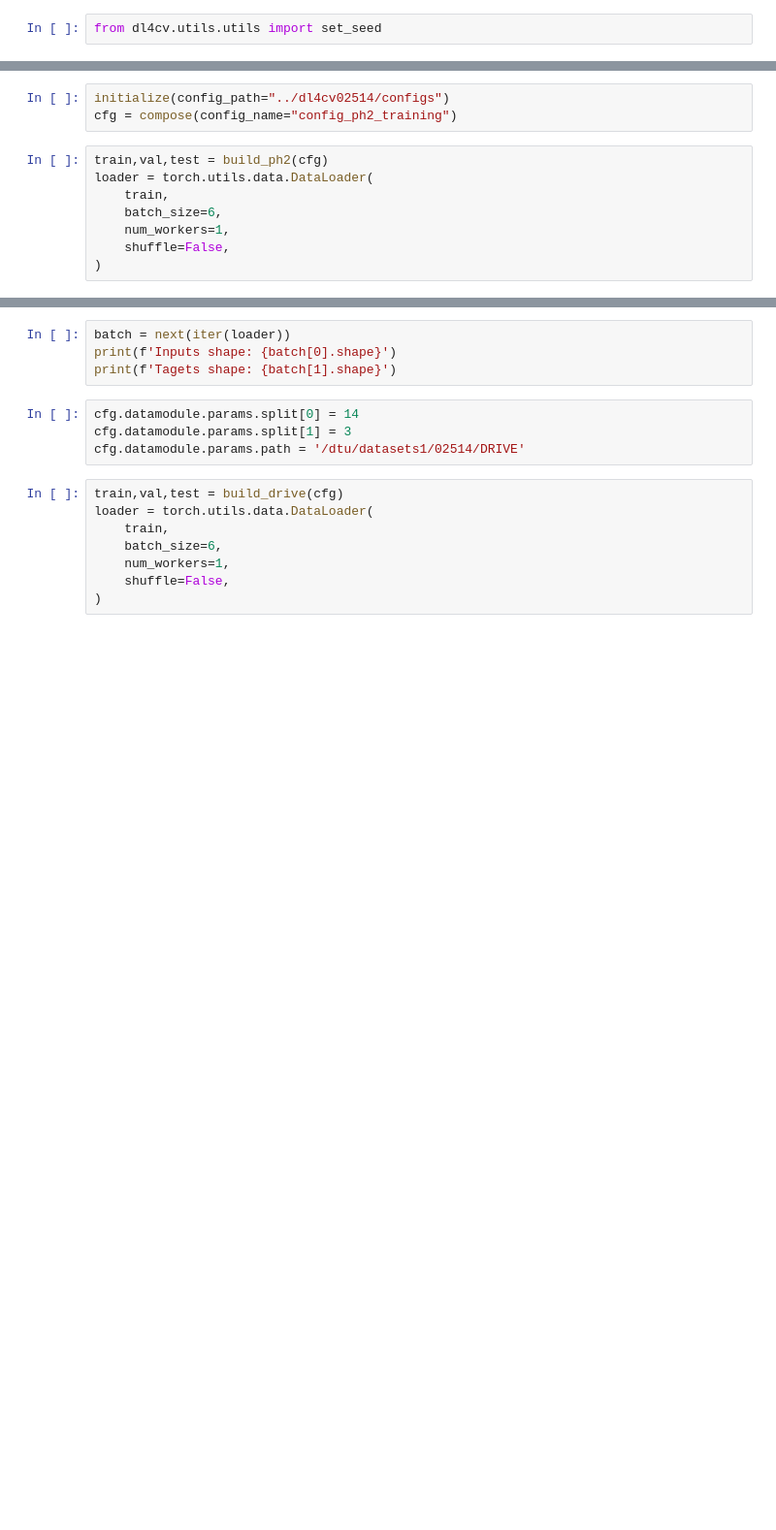
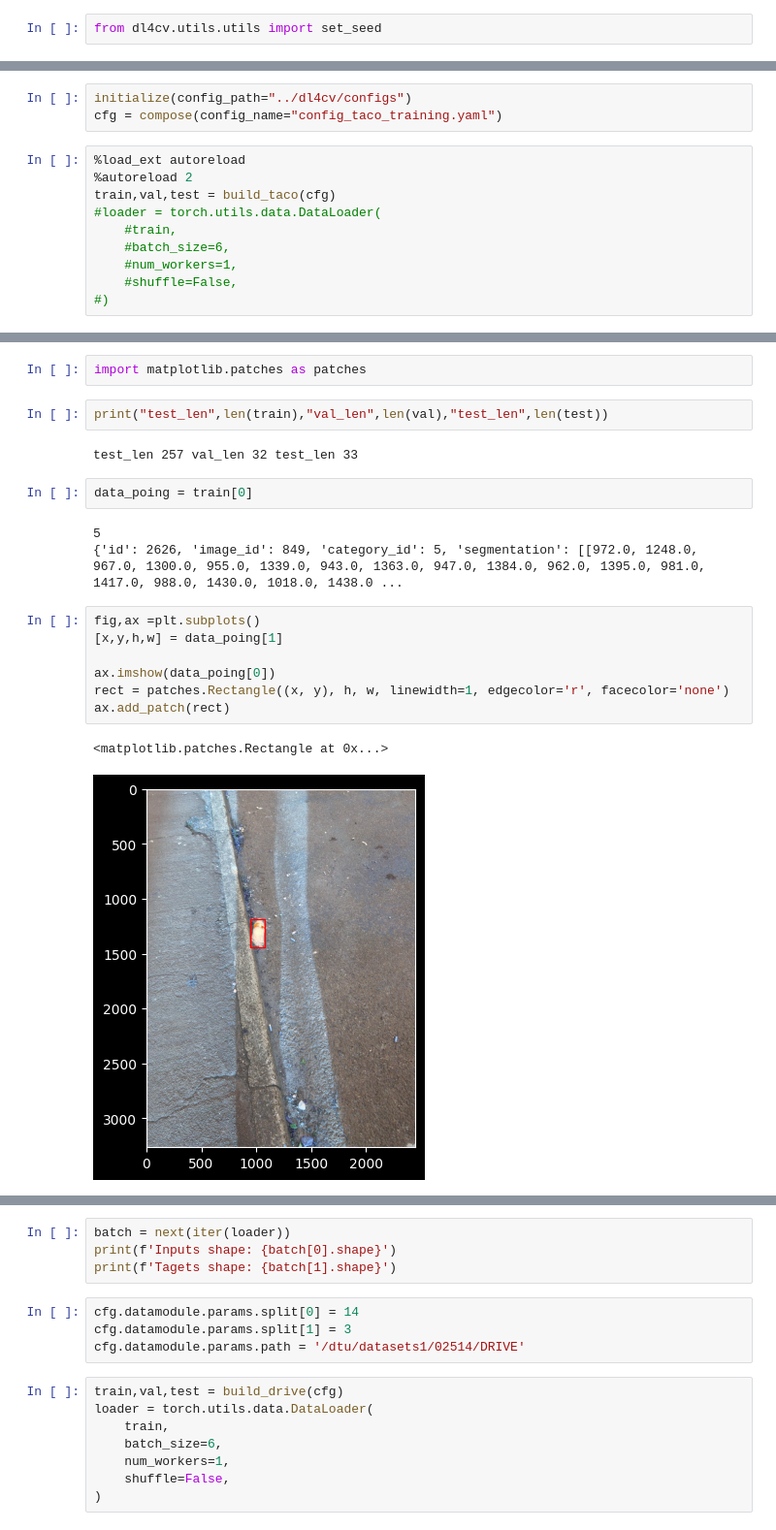
Before and after one commit to mustass/computer_vision, a Jupyter notebook: notebooks/stas/test_proj2_dataloaders.ipynb, the cells around one changed output, grey strips where cells are left out. Shown at 97% size. Saved outputs shown, nothing was run; the diff lists cells and outputs as text; blank space fills up the shorter version.

Commit message:
VIsualised dataloader

```diff
--- a/notebooks/stas/test_proj2_dataloaders.ipynb
+++ b/notebooks/stas/test_proj2_dataloaders.ipynb
@@ -17,11 +22,13 @@ from dl4cv.utils.utils import set_seed
 # %%
-initialize(config_path="../dl4cv02514/configs")
-cfg = compose(config_name="config_ph2_training")
+initialize(config_path="../dl4cv/configs")
+cfg = compose(config_name="config_taco_training.yaml")
 # %%
-train,val,test = build_ph2(cfg)
-loader = torch.utils.data.DataLoader(
-    train,
-    batch_size=6,
-    num_workers=1,
-    shuffle=False,
-)
+%load_ext autoreload
+%autoreload 2
+train,val,test = build_taco(cfg)
+#loader = torch.utils.data.DataLoader(
+    #train,
+    #batch_size=6,
+    #num_workers=1,
+    #shuffle=False,
+#)
@@ -27,0 +42,21 @@ loader = torch.utils.data.DataLoader(
+# %%
+import matplotlib.patches as patches
+# %%
+print("test_len",len(train),"val_len",len(val),"test_len",len(test))
+# %% [output]
+test_len 257 val_len 32 test_len 33
+# %%
+data_poing = train[0]
+# %% [output]
+5
+{'id': 2626, 'image_id': 849, 'category_id': 5, 'segmentation': [[972.0, 1248.0, 967.0, 1300.0, 955.0, 1339.0, 943.0, 1363.0, 947.0, 1384.0, 962.0, 1395.0, 981.0, 1417.0, 988.0, 1430.0, 1018.0, 1438.0 ...
+# %%
+fig,ax =plt.subplots()
+[x,y,h,w] = data_poing[1]
+
+ax.imshow(data_poing[0])
+rect = patches.Rectangle((x, y), h, w, linewidth=1, edgecolor='r', facecolor='none')
+ax.add_patch(rect)
+# %% [output]
+<matplotlib.patches.Rectangle at 0x...>
+[figure, added]
```
Also changed, not shown: parts of 4 cells of this notebook, 1 other file.
